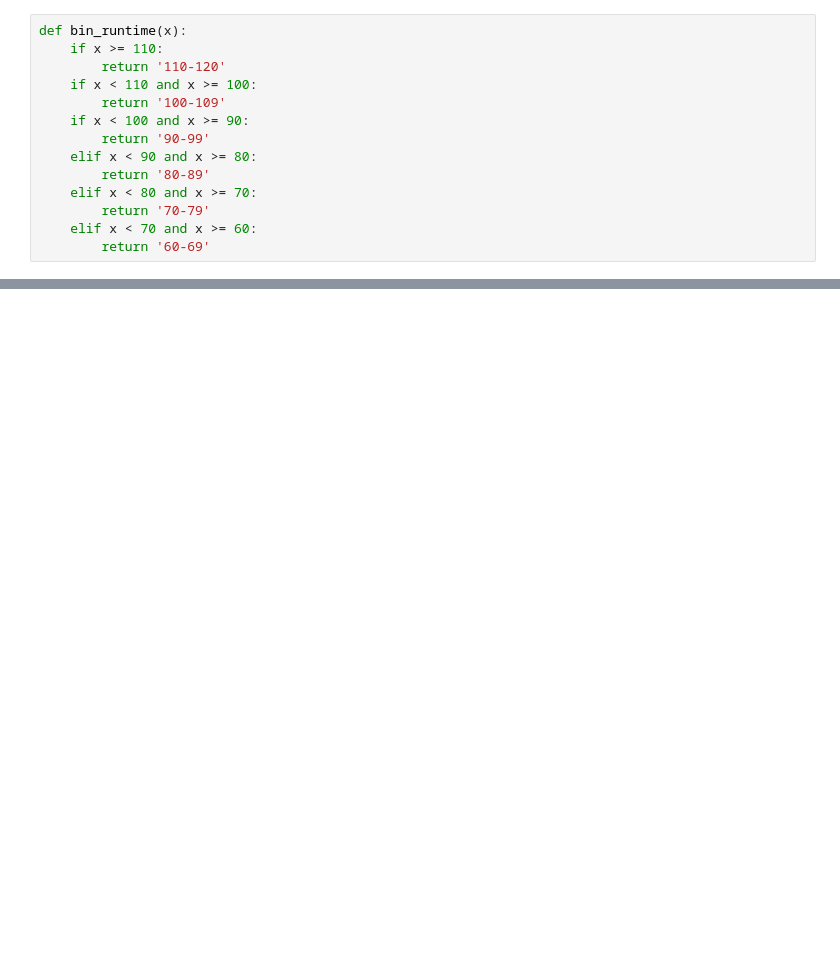
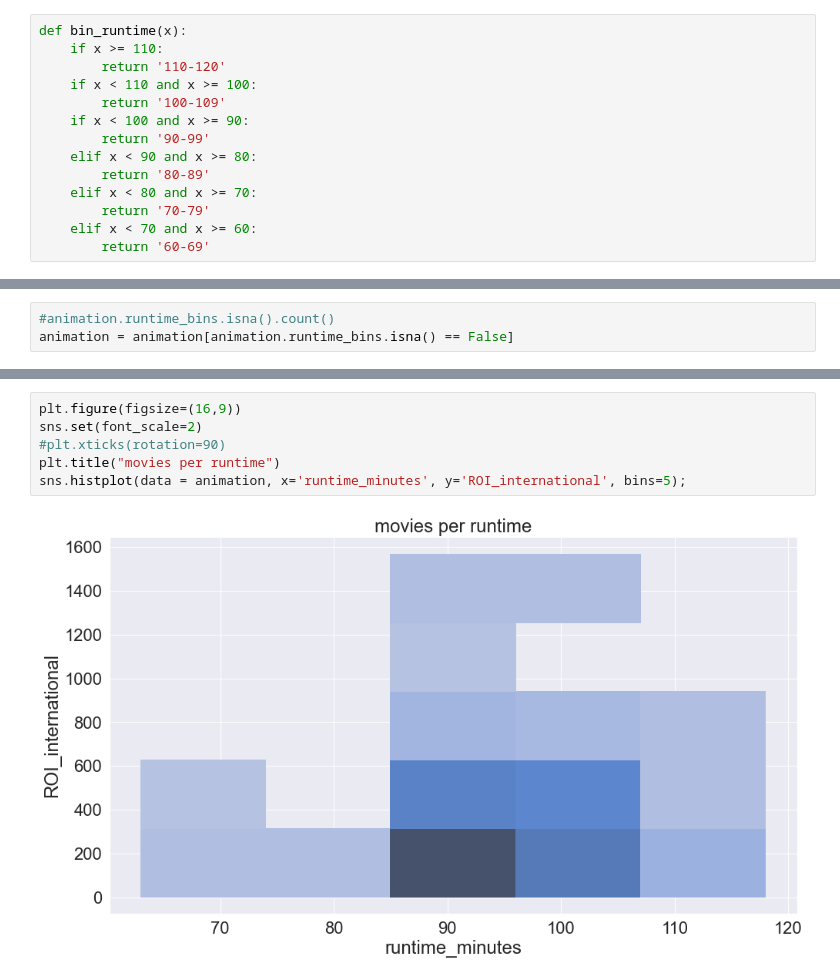
Before and after one commit to colesussmeierDELOITTE/Pod1Capstone, a Jupyter notebook: allie_work.ipynb, the cells around one changed output, grey strips where cells are left out. Drawn from its saved outputs; the diff is of its cells as text; blank space fills up the shorter version.

Commit message:
exploring runtime bins

```diff
--- a/allie_work.ipynb
+++ b/allie_work.ipynb
@@ -186,0 +214,3 @@ animation.runtime_minutes.describe()
+# %%
+#animation.runtime_bins.isna().count()
+animation = animation[animation.runtime_bins.isna() == False]
@@ -186,0 +226,8 @@ animation.runtime_minutes.describe()
+# %%
+plt.figure(figsize=(16,9))
+sns.set(font_scale=2)
+#plt.xticks(rotation=90)
+plt.title("movies per runtime")
+sns.histplot(data = animation, x='runtime_minutes', y='ROI_international', bins=5);
+# %% [output]
+[figure, added]
```
Also changed, not shown: parts of 6 cells of this notebook.
